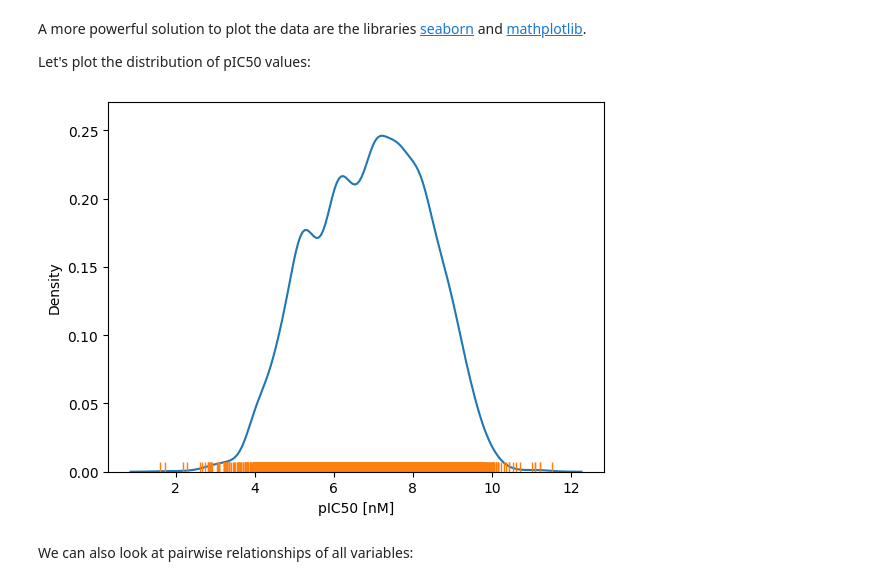
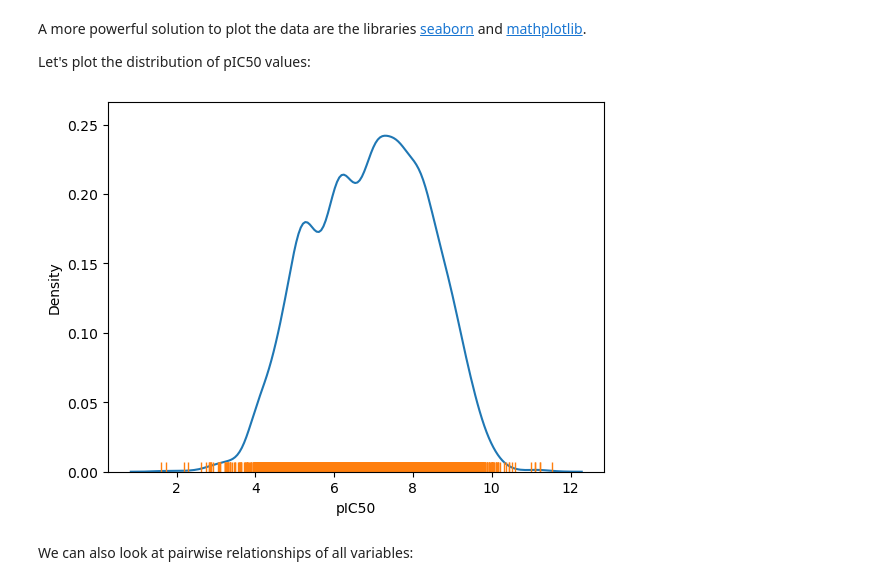
Before and after one commit to volkamerlab/cic_summerschool_2025, a Jupyter notebook: session_1/session_1.ipynb, the cells around one changed output. Drawn from its saved outputs; the diff is of its cells as text; code cells hidden in the pictures.

Commit message:
removed nM and standard_unit

```diff
--- a/session_1/session_1.ipynb
+++ b/session_1/session_1.ipynb
@@ -346,5 +336,5 @@ We can now drop the `standard_type` column and rename the `standard_value` colum
 # %%
 egfr_activities = egfr_activities.rename(columns={"standard_value": "pIC50"})
-egfr_activities = egfr_activities.drop(columns=["standard_type"])
+egfr_activities = egfr_activities.drop(columns=["standard_type", "standard_units"])
 egfr_activities.head()
 # %% [output]
@@ -546,10 +529,10 @@ Let's plot the distribution of pIC50 values:
 # %%
 sns.kdeplot(egfr_activities["pIC50"])  # density plot
 sns.rugplot(egfr_activities["pIC50"])
-plt.xlabel(f"pIC50 [{egfr_activities_deduplicated['standard_units'][0]}]")
+plt.xlabel(f"pIC50")
 plt.show()
 # %% [output]
-[figure, old version]
+[figure, new version]
 # %% [markdown]
 We can also look at pairwise relationships of all variables:
 # %%
```
Also changed, not shown: parts of 27 cells of this notebook.
